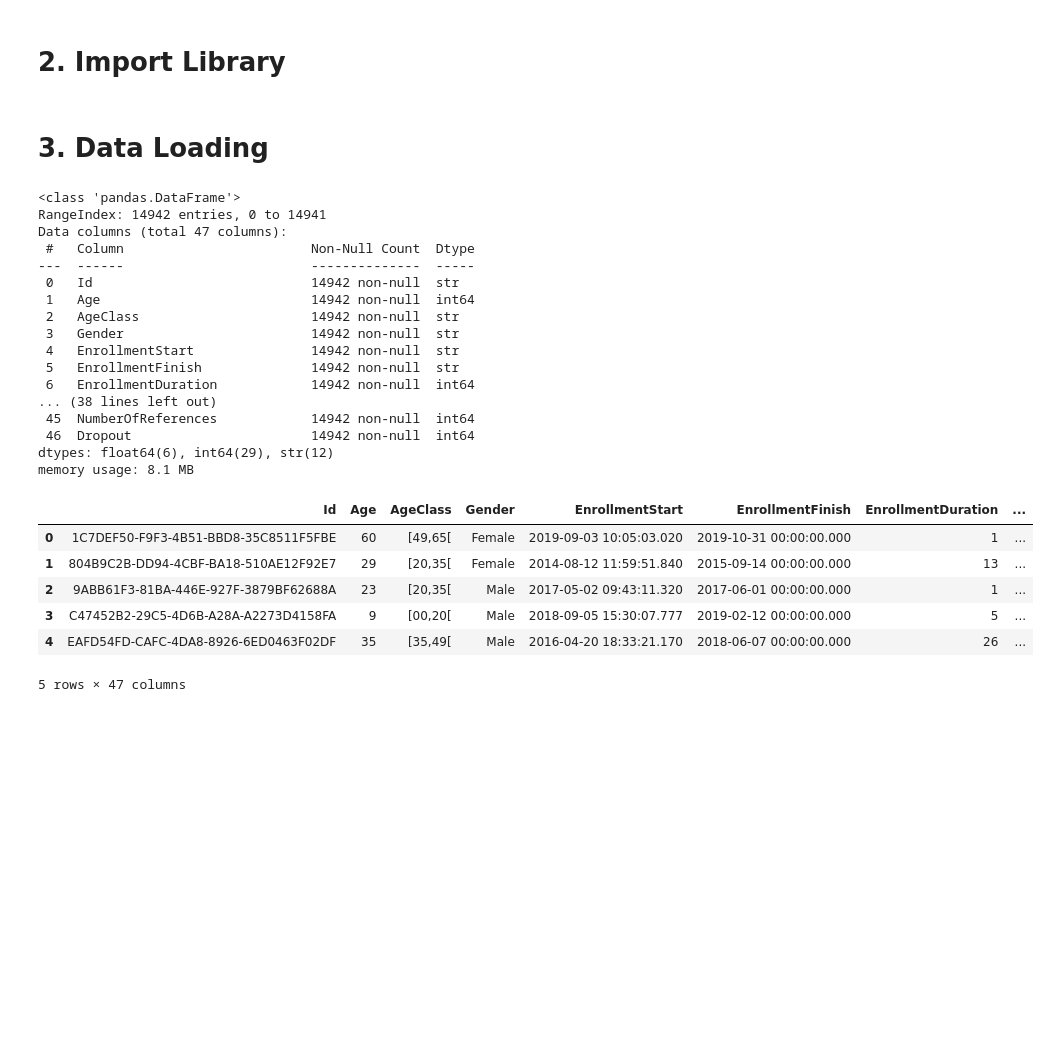
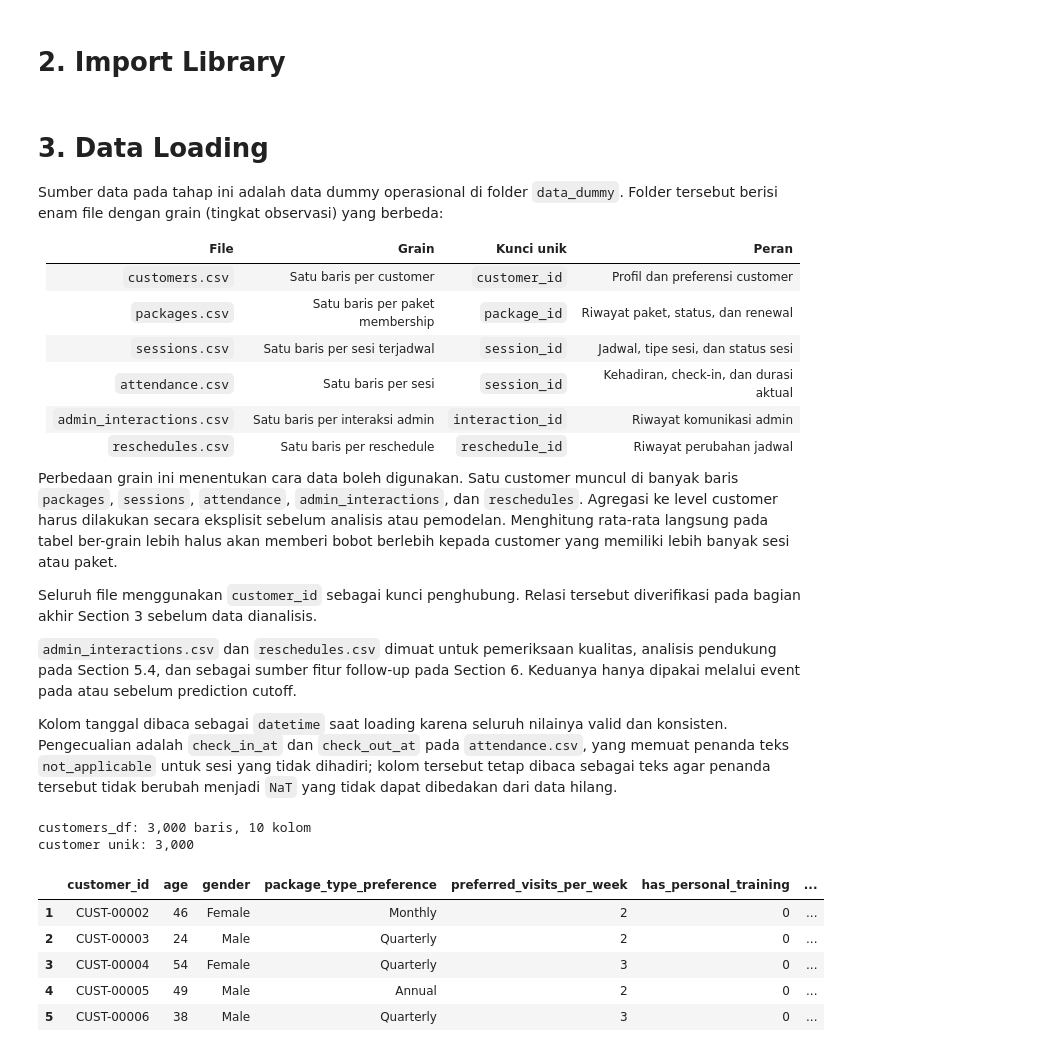
Before and after one commit to DaffaAlfiannoor/Customer-Retention-Risk, a Jupyter notebook: notebook.ipynb, the cells around one changed output. Drawn from its saved outputs; the diff is of its cells as text; code cells hidden in the pictures; blank space fills up the shorter version.

```diff
--- a/notebook.ipynb
+++ b/notebook.ipynb
@@ -108,32 +119,51 @@ data_raw = "data_raw"
 # %% [markdown]
 # 3. Data Loading
+
+Sumber data pada tahap ini adalah data dummy operasional di folder `data_dummy`. Folder tersebut berisi enam file dengan grain (tingkat observasi) yang berbeda:
+
+| File | Grain | Kunci unik | Peran |
+|---|---|---|---|
+| `customers.csv` | Satu baris per customer | `customer_id` | Profil dan preferensi customer |
+| `packages.csv` | Satu baris per paket membership | `package_id` | Riwayat paket, status, dan renewal |
+| `sessions.csv` | Satu baris per sesi terjadwal | `session_id` | Jadwal, tipe sesi, dan status sesi |
+| `attendance.csv` | Satu baris per sesi | `session_id` | Kehadiran, check-in, dan durasi aktual |
+| `admin_interactions.csv` | Satu baris per interaksi admin | `interaction_id` | Riwayat komunikasi admin |
+| `reschedules.csv` | Satu baris per reschedule | `reschedule_id` | Riwayat perubahan jadwal |
+
+Perbedaan grain ini menentukan cara data boleh digunakan. Satu customer muncul di banyak baris `packages`, `sessions`, `attendance`, `admin_interactions`, dan `reschedules`. Agregasi ke level customer harus dilakukan secara eksplisit sebelum analisis atau pemodelan. Menghitung rata-rata langsung pada tabel ber-grain lebih halus akan memberi bobot berlebih kepada customer yang memiliki lebih banyak sesi atau paket.
+
+Seluruh file menggunakan `customer_id` sebagai kunci penghubung. Relasi tersebut diverifikasi pada bagian akhir Section 3 sebelum data dianalisis.
+
+`admin_interactions.csv` dan `reschedules.csv` dimuat untuk pemeriksaan kualitas, analisis pendukung pada Section 5.4, dan sebagai sumber fitur follow-up pada Section 6. Keduanya hanya dipakai melalui event pada atau sebelum prediction cutoff.
+
+Kolom tanggal dibaca sebagai `datetime` saat loading karena seluruh nilainya valid dan konsisten. Pengecualian adalah `check_in_at` dan `check_out_at` pada `attendance.csv`, yang memuat penanda teks `not_applicable` untuk sesi yang tidak dihadiri; kolom tersebut tetap dibaca sebagai teks agar penanda tersebut tidak berubah menjadi `NaT` yang tidak dapat dibedakan dari data hilang.
 # %%
-main_df = pd.read_csv(f'{data_raw}/DadosV3.csv', sep=';')
-main_df.info()
-main_df.head()
+customers_df = pd.read_csv(f"{data_dummy}/customers.csv")
+
+RANDOM_STATE = 42
+HOLDOUT_FRACTION = 0.15
+
+development_customer_ids, holdout_customer_ids = train_test_split(
+    customers_df["customer_id"].to_numpy(),
+    test_size=HOLDOUT_FRACTION,
+    random_state=RANDOM_STATE,
+)
+development_customer_ids = pd.Index(development_customer_ids, name="customer_id")
+holdout_customer_ids = pd.Index(holdout_customer_ids, name="customer_id")
+
+assert development_customer_ids.intersection(holdout_customer_ids).empty
+assert len(development_customer_ids) + len(holdout_customer_ids) == len(customers_df)
+
+print(f"customers_df: {customers_df.shape[0]:,} baris, {customers_df.shape[1]} kolom")
+print(f"customer unik: {customers_df['customer_id'].nunique():,}")
+customers_df.loc[customers_df["customer_id"].isin(development_customer_ids)].head()
 # %% [output]
-<class 'pandas.DataFrame'>
-RangeIndex: 14942 entries, 0 to 14941
-Data columns (total 47 columns):
- #   Column                        Non-Null Count  Dtype
----  ------                        --------------  -----
- 0   Id                            14942 non-null  str
- 1   Age                           14942 non-null  int64
- 2   AgeClass                      14942 non-null  str
- 3   Gender                        14942 non-null  str
- 4   EnrollmentStart               14942 non-null  str
- 5   EnrollmentFinish              14942 non-null  str
- 6   EnrollmentDuration            14942 non-null  int64
-... (38 lines left out)
- 45  NumberOfReferences            14942 non-null  int64
- 46  Dropout                       14942 non-null  int64
-dtypes: float64(6), int64(29), str(12)
-memory usage: 8.1 MB
+customers_df: 3,000 baris, 10 kolom
+customer unik: 3,000
-|  | Id | Age | AgeClass | Gender | EnrollmentStart | EnrollmentFinish | EnrollmentDuration | ... |
-| 0 | 1C7DEF50-F9F3-4B51-BBD8-35C8511F5FBE | 60 | [49,65[ | Female | 2019-09-03 10:05:03.020 | 2019-10-31 00:00:00.000 | 1 | ... |
-| 1 | 804B9C2B-DD94-4CBF-BA18-510AE12F92E7 | 29 | [20,35[ | Female | 2014-08-12 11:59:51.840 | 2015-09-14 00:00:00.000 | 13 | ... |
-| 2 | 9ABB61F3-81BA-446E-927F-3879BF62688A | 23 | [20,35[ | Male | 2017-05-02 09:43:11.320 | 2017-06-01 00:00:00.000 | 1 | ... |
-| 3 | C47452B2-29C5-4D6B-A28A-A2273D4158FA | 9 | [00,20[ | Male | 2018-09-05 15:30:07.777 | 2019-02-12 00:00:00.000 | 5 | ... |
-| 4 | EAFD54FD-CAFC-4DA8-8926-6ED0463F02DF | 35 | [35,49[ | Male | 2016-04-20 18:33:21.170 | 2018-06-07 00:00:00.000 | 26 | ... |
+|  | customer_id | age | gender | package_type_preference | preferred_visits_per_week | has_personal_training | ... |
+| 1 | CUST-00002 | 46 | Female | Monthly | 2 | 0 | ... |
+| 2 | CUST-00003 | 24 | Male | Quarterly | 2 | 0 | ... |
+| 3 | CUST-00004 | 54 | Female | Quarterly | 3 | 0 | ... |
+| 4 | CUST-00005 | 49 | Male | Annual | 2 | 0 | ... |
+| 5 | CUST-00006 | 38 | Male | Quarterly | 3 | 0 | ... |
-5 rows × 47 columns
 # %%
```
Also changed, not shown: parts of 111 cells of this notebook.
